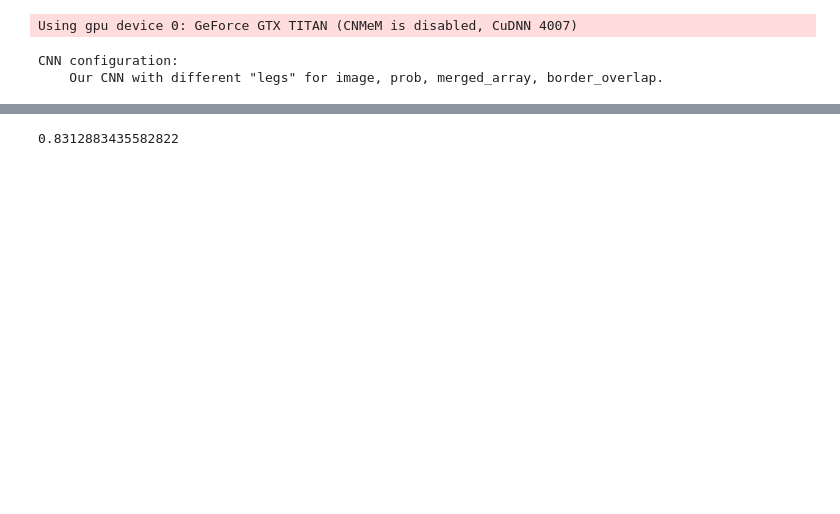
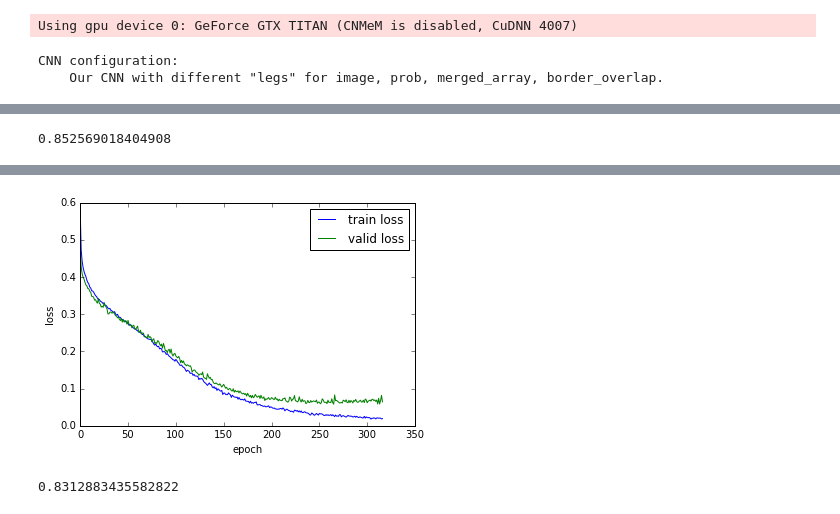
Before and after one commit to SrutiBh/mlproof, a Jupyter notebook: MergeNet_image_prob_mergedarray_borderoverlap.ipynb, the cells around one changed output, grey strips where cells are left out. Drawn from its saved outputs; the diff is of its cells as text; code cells hidden in the pictures; blank space fills up the shorter version.

Commit message:
Add data augmentation.

```diff
--- a/MergeNet_image_prob_mergedarray_borderoverlap.ipynb
+++ b/MergeNet_image_prob_mergedarray_borderoverlap.ipynb
@@ -50,3 +50,16 @@ Loaded parameters to layer 'hidden3' (shape 5184x256).
 Loaded parameters to layer 'hidden3' (shape 256).
 Loaded parameters to layer 'output' (shape 256x2).
 Loaded parameters to layer 'output' (shape 2).
+# %%
+# this is the score on cylinder_small1 with regularization and patience counter 50 and data augmentation
+cnn.score({'image_input': X_test['image'],
+           'prob_input': X_test['prob'],
+           'binary_input': X_test['merged_array'],
+           'border_input': X_test['border_overlap']},
+           y_test)
+# %% [output]
+0.852569018404908
+# %%
+# this is the plot on cylinder_small1 with regularization and patience counter 50 and data augmentation
+plot_loss(cnn)
+# %% [output]
@@ -53,3 +67,4 @@ Loaded parameters to layer 'output' (shape 2).
+[figure, added]
 # %%
 # this is the score on cylinder_small1 with regularization and patience counter 50
 cnn.score({'image_input': X_test['image'],
```
Also changed, not shown: parts of 4 cells of this notebook, 4 other files.
